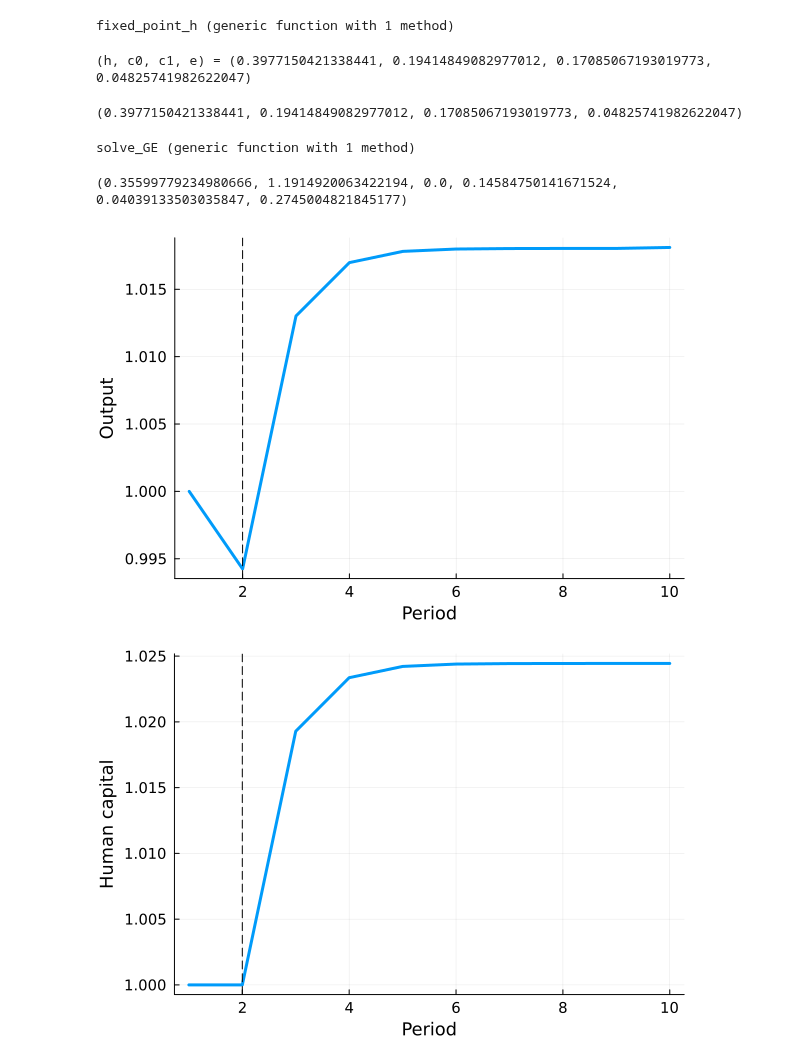
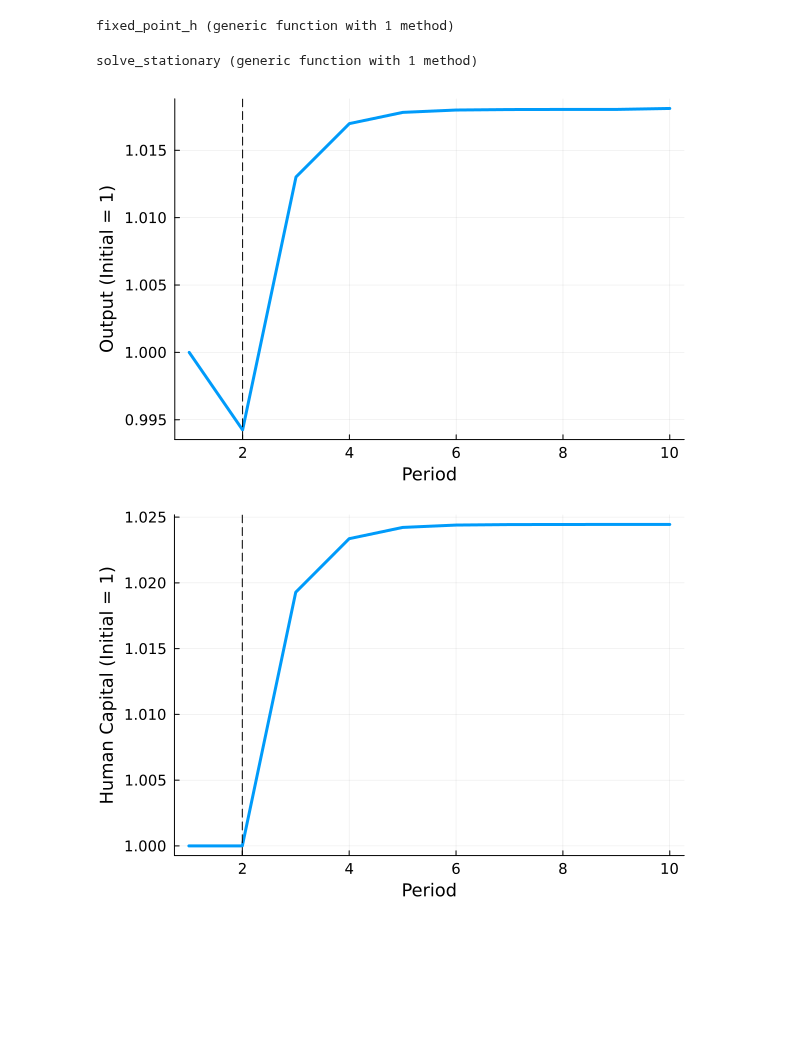
Before and after one commit to Kanato-Nakakuni/ComputationalMacro, a Jupyter notebook: Lec07_Transition.ipynb, the cells around one changed output. Cells and saved outputs as stored; diff of their text form; code cells hidden in the pictures; blank space fills up the shorter version.

```diff
--- a/Lec07_Transition.ipynb
+++ b/Lec07_Transition.ipynb
@@ -160,17 +226,14 @@ function fixed_point_h(h0,w,r,τ,s;β=β, γ=γ, p=p, θ=θ, B=B, κ=κ)
 end
 # %% [output]
 fixed_point_h (generic function with 1 method)
-# %%
-h0=1.0
-h = fixed_point_h(h0,w,r,τ,s;)
-c0,c1,e = household(h,w,r,τ,s;)
-@show h,c0,c1,e
-# %% [output]
-(h, c0, c1, e) = (0.3977150421338441, 0.19414849082977012, 0.17085067193019773, 0.04825741982622047)
-(0.3977150421338441, 0.19414849082977012, 0.17085067193019773, 0.04825741982622047)
 # %%
-# function to solve GE
-function solve_GE(h0,w0,r0,τ0,s;β=β, γ=γ, p=p, θ=θ, B=B, κ=κ, α=α)
+# function to solve stationary equilibrium
+function solve_stationary(h0,w0,r0,τ0,p)
+
+    # retrieve relevant parameters
+    α=p.α
+    s=p.s
+    p_e=p.p_e
 
     w=w0
     r=r0
@@ -186,11 +249,12 @@ function solve_GE(h0,w0,r0,τ0,s;β=β, γ=γ, p=p, θ=θ, B=B, κ=κ, α=α)
     ε=1.e-4
     iter=1
     maxiter=1000
+
     while (d>ε  && iter<maxiter)
 
         # solve equilibrium allocations given prices and tax
-        h = fixed_point_h(h0,w,r,τ,s;)
-        c0,c1,e = household(h,w,r,τ,s;)
+        h = fixed_point_h(h0,w,r,τ,p)
+        c0,c1,e = household(h,w,r,τ,p)
 
         K = c1/(1+r)
         N = h
@@ -198,7 +262,7 @@ function solve_GE(h0,w0,r0,τ0,s;β=β, γ=γ, p=p, θ=θ, B=B, κ=κ, α=α)
 
         imp_r = α*(K/N)^(α-1)
         imp_w = (1-α)*(K/N)^α
-        imp_τ=(s*p*e)/(w*h)
+        imp_τ=(s*p_e*e)/(w*h)
 
         d = max(abs(r-imp_r),abs(w-imp_w),abs(τ-imp_τ))
         if (d>ε)
@@ -219,15 +283,6 @@ function solve_GE(h0,w0,r0,τ0,s;β=β, γ=γ, p=p, θ=θ, B=B, κ=κ, α=α)
     return w,r,τ,Y,K,N # prices (w,r,τ) and quantities (Y,K,N)
 end
 # %% [output]
-solve_GE (generic function with 1 method)
+solve_stationary (generic function with 1 method)
-# %%
-w0=w
-r0=r
-τ0=τ
-s=0.0
-h0=1.0
-w,r,τ,Y,K,N=solve_GE(h0,w0,r0,τ0,s;β=β, γ=γ, p=p, θ=θ, B=B, κ=κ, α=α)
-# %% [output]
-(0.35599779234980666, 1.1914920063422194, 0.0, 0.14584750141671524, 0.04039133503035847, 0.2745004821845177)
 # %%
 # Transition
@@ -323,27 +384,27 @@ using Plots
 plot(1:T,Y_t./Y_t[1];
 legend=false,
 xlabel="Period",
-ylabel="Output",
+ylabel="Output (Initial = 1)",
 linewidth=3,
 guidefont=font(12),
 tickfont=font(10),
 legendfont=font(10))
 vline!([2], color=:black, linestyle=:dash, label="")
 # %% [output]
-[figure, old version]
+[figure, new version]
 # %%
 # HUMAN CAPITAL
 plot(1:T,N_t./N_t[1];
 legend=false,
 xlabel="Period",
-ylabel="Human capital",
+ylabel="Human Capital (Initial = 1)",
 linewidth=3,
 guidefont=font(12),
 tickfont=font(10),
 legendfont=font(10))
 vline!([2], color=:black, linestyle=:dash, label="")
 # %% [output]
-[figure, old version]
+[figure, new version]
 # %%
 # Physical capital
 plot(1:T,K_t./K_t[1];
```
Also changed, not shown: parts of 15 cells of this notebook, 9 other files.
